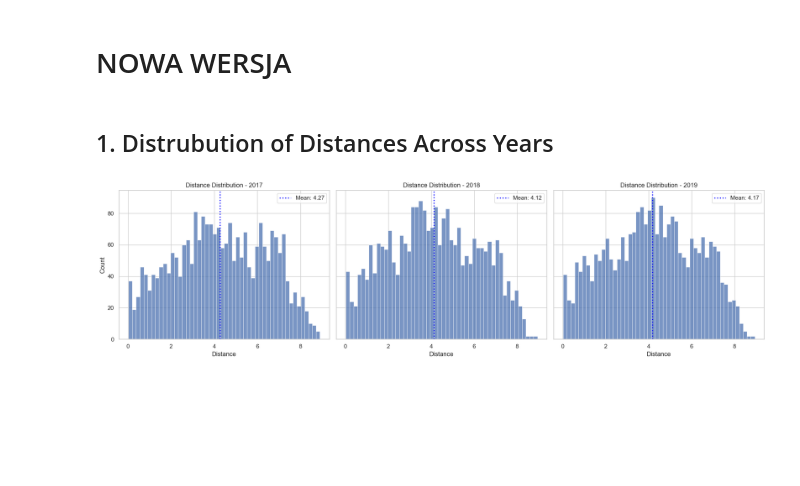
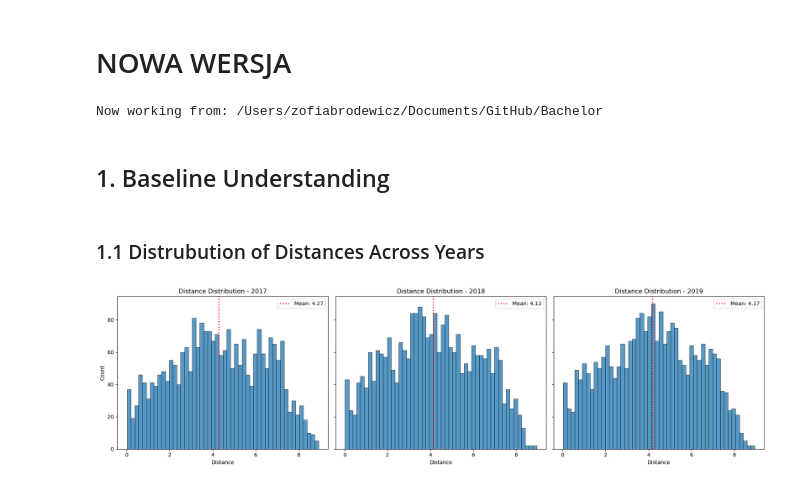
Before and after one commit to mvkolaj/Bachelor, a Jupyter notebook: exploratory_analysis/distances_visualizations.ipynb, the cells around one changed output. Cells and saved outputs as stored; diff of their text form; code cells hidden in the pictures; blank space fills up the shorter version.

```diff
--- a/exploratory_analysis/distances_visualizations.ipynb
+++ b/exploratory_analysis/distances_visualizations.ipynb
@@ -555,5 +1,11 @@ print(sorted(uncovered))
 # %% [markdown]
 # NOWA WERSJA
+# %%
+import os
+os.chdir('..')
+print("Now working from:", os.getcwd())
+# %% [output]
+Now working from: /Users/zofiabrodewicz/Documents/GitHub/Bachelor
 # %%
 import pandas as pd
 import numpy as np
@@ -567,27 +21,29 @@ df["log_streams"] = np.log1p(df["avg_streams"])
+# %% [markdown]
+## 1. Baseline Understanding
 # %% [markdown]
-## 1. Distrubution of Distances Across Years
+### 1.1 Distrubution of Distances Across Years
 # %%
 years = sorted(df["year"].unique())
 
 fig, axes = plt.subplots(1, len(years), figsize=(18, 5), sharey=True)
 
 for i, year in enumerate(years):
     subset = df[df["year"] == year]
 
     sns.histplot(subset["distance"], bins=50, kde=False, ax=axes[i]) #change kde to True to show an underlying distributional shape
 
     # mean line
     mean_val = subset["distance"].mean()
-    axes[i].axvline(mean_val, color='blue', linestyle=':', linewidth=2, label=f"Mean: {mean_val:.2f}")
+    axes[i].axvline(mean_val, color='red', linestyle=':', linewidth=2, label=f"Mean: {mean_val:.2f}")
 
     axes[i].set_title(f"Distance Distribution - {year}")
     axes[i].set_xlabel("Distance")
 
     axes[i].legend()
 
 axes[0].set_ylabel("Count")
 
 plt.tight_layout()
 plt.show()
 # %% [output]
-[figure, old version]
+[figure, new version]
```
Also changed, not shown: parts of 43 cells of this notebook, 2 other files.
